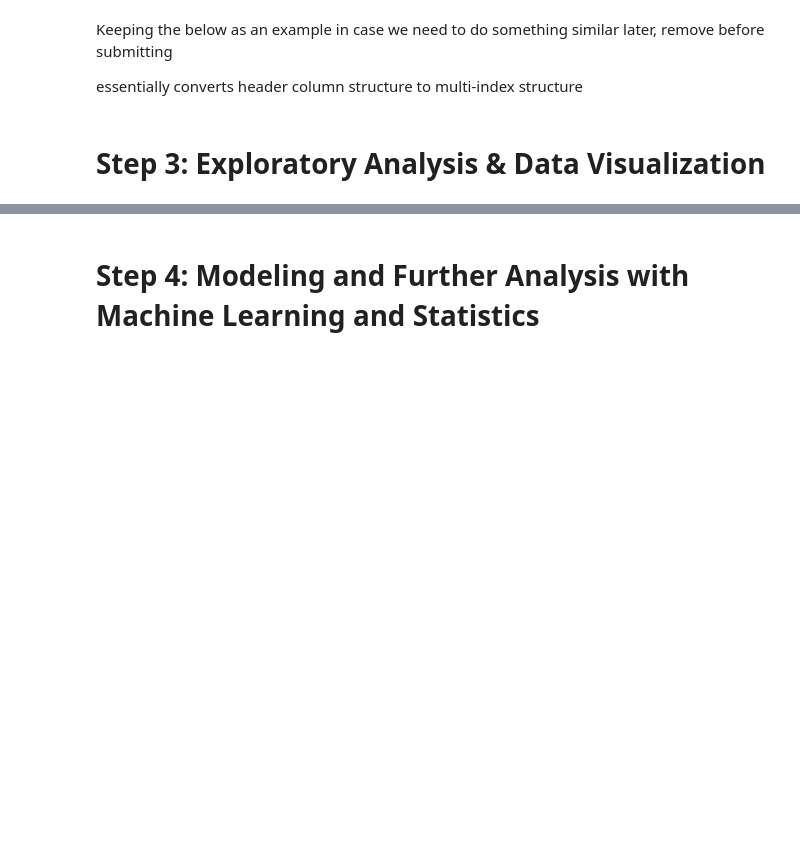
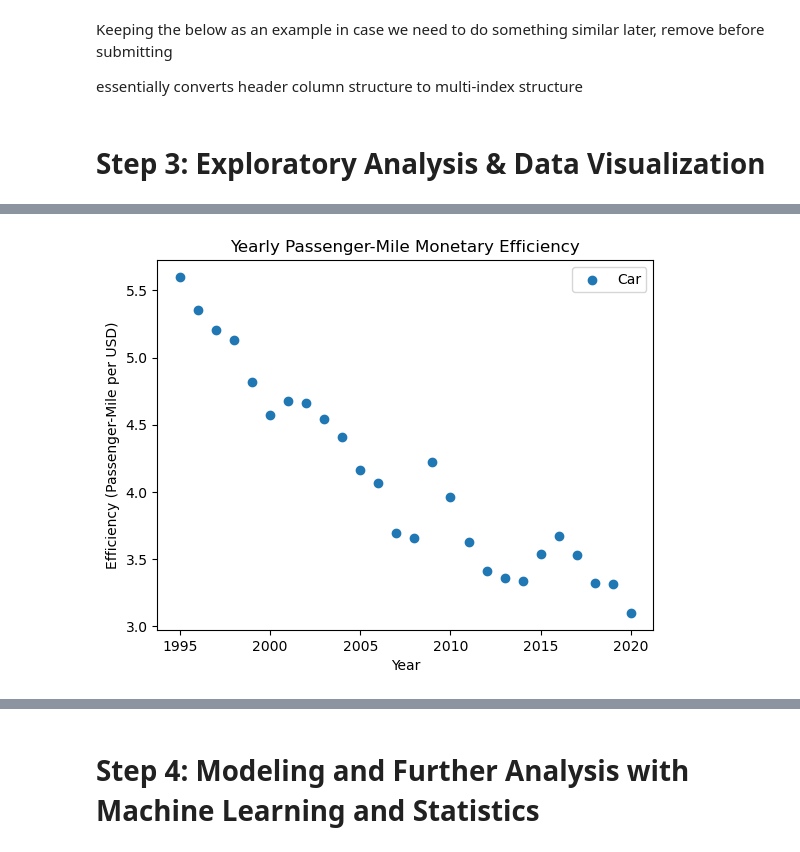
Before and after one commit to nicholasbreymaier/nicholasbreymaier.github.io, a Jupyter notebook: CMSC320_Final_Tutorial.ipynb, the cells around one changed output, grey strips where cells are left out. Saved outputs shown, nothing was run; the diff lists cells and outputs as text; code cells hidden in the pictures; blank space fills up the shorter version.

```diff
--- a/CMSC320_Final_Tutorial.ipynb
+++ b/CMSC320_Final_Tutorial.ipynb
@@ -550,0 +619,14 @@ plot_cols(nhtsa_nat_stats, 'Fatal Crashes', 'Yearly Fatal Motor Vehicle Crashes
+# %%
+# Calculate automobile transportation financial efficiency by dividing passenger-miles by government expendures + personal automobile expendetures.
+full_df[('Automobile Profile', 'Car Efficiency')] = full_df[('Automobile Profile', 'Passenger-Miles (Millions)')] / (full_df[('Highway Profile', 'Gov Expenditures (Millions USD)')] + full_df[('Automobile Profile', 'Personal Auto Expenditures (Millions USD)')])
+
+# Use matplotlib.pyplot to plot car financial efficiency financial efficiency
+# per year.
+plt.scatter(full_df.index, full_df['Automobile Profile', 'Car Efficiency'], label='Car')
+plt.title('Yearly Passenger-Mile Monetary Efficiency')
+plt.xlabel('Year')
+plt.ylabel('Efficiency (Passenger-Mile per USD)')
+plt.legend()
+plt.show()
+# %% [output]
+[figure, added]
```
Also changed, not shown: parts of 19 cells of this notebook.
